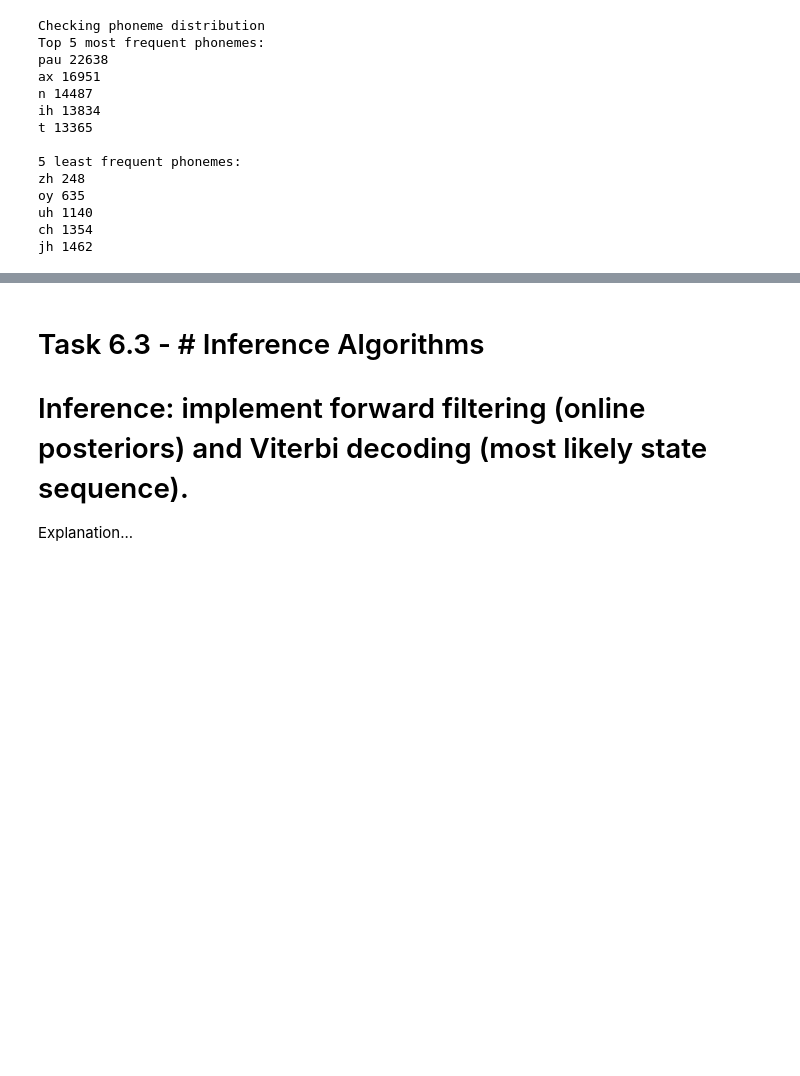
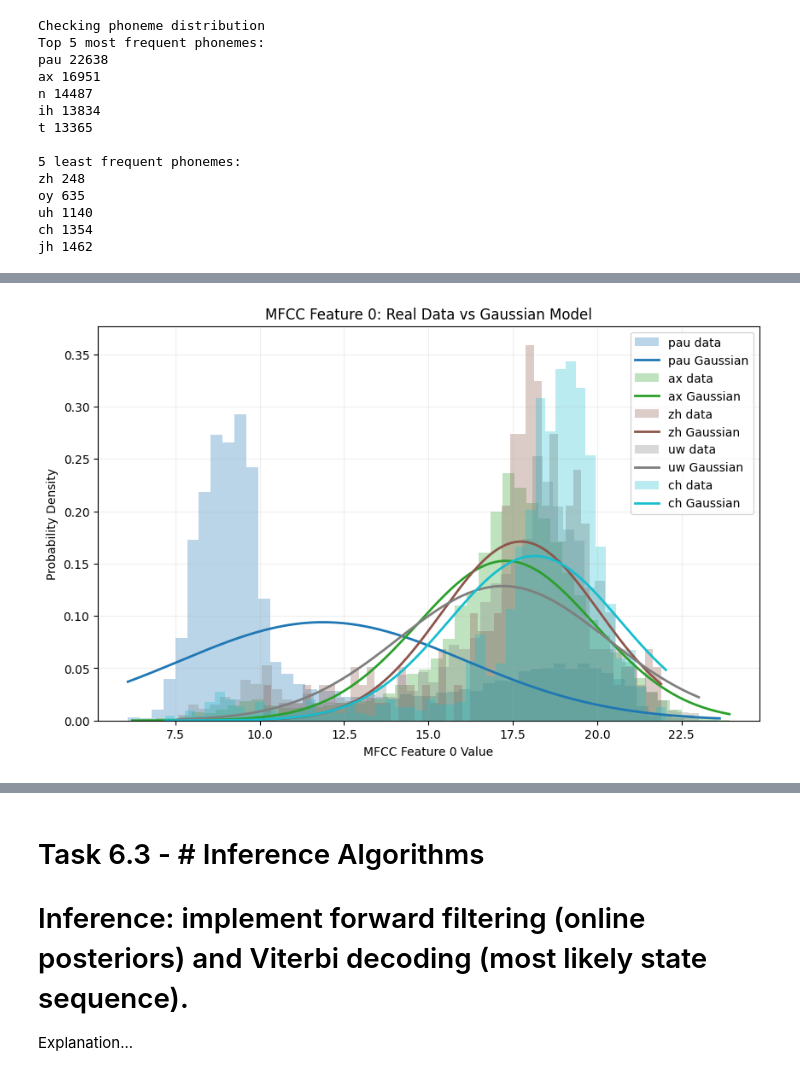
Before and after one commit to eythorto/Gervigreind, a Jupyter notebook: project2/project2notebook.ipynb, the cells around one changed output, grey strips where cells are left out. Cells and saved outputs as stored; diff of their text form; code cells hidden in the pictures; blank space fills up the shorter version.

```diff
--- a/project2/project2notebook.ipynb
+++ b/project2/project2notebook.ipynb
@@ -463,0 +515,58 @@ plt.show()
+# %%
+# REAL DATA VS GAUSSIAN MODEL
+plt.figure(figsize=(10, 6))
+feature_idx = 0
+
+# Use a colormap for consistent colors
+colors = plt.cm.tab10(np.linspace(0, 1, len(phonemes_to_plot)))
+
+for i, ph in enumerate(phonemes_to_plot):
+    ph_idx = phoneme_to_idx[ph]
+    color = colors[i]
+
+    features_list = []
+    for X, labels in train_data:
+        mask = labels == ph_idx
+        features_list.append(X[mask])
+
+    features_arr = np.vstack(features_list)
+
+    # Histogram (real data)
+    plt.hist(
+        features_arr[:, feature_idx],
+        bins=50,
+        density=True,
+        alpha=0.3,
+        color=color,
+        label=f"{ph} data",
+    )
+
+    # Gaussian (our model)
+    mean = emission_parameters[ph_idx]["mean"][feature_idx]
+    std = np.sqrt(emission_parameters[ph_idx]["cov"][feature_idx, feature_idx])
+
+    x = np.linspace(
+        features_arr[:, feature_idx].min(),
+        features_arr[:, feature_idx].max(),
+        200,
+    )
+
+    plt.plot(
+        x,
+        norm.pdf(x, mean, std),
+        color=color,
+        linewidth=2,
+        label=f"{ph} Gaussian",
+    )
+
+# Labels and title
+plt.xlabel(f"MFCC Feature {feature_idx} Value")
+plt.ylabel("Probability Density")
+plt.title(f"MFCC Feature {feature_idx}: Real Data vs Gaussian Model")
+
+plt.legend()
+plt.grid(alpha=0.2)
+
+plt.show()
+# %% [output]
+[figure, added]
```
Also changed, not shown: parts of 8 cells of this notebook.
